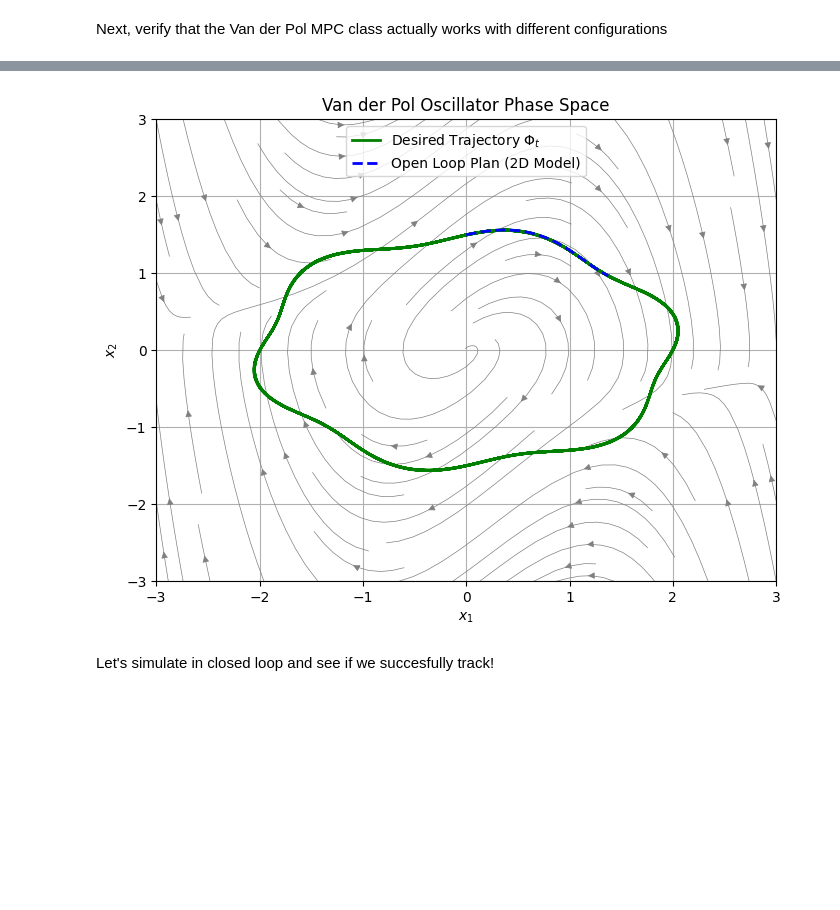
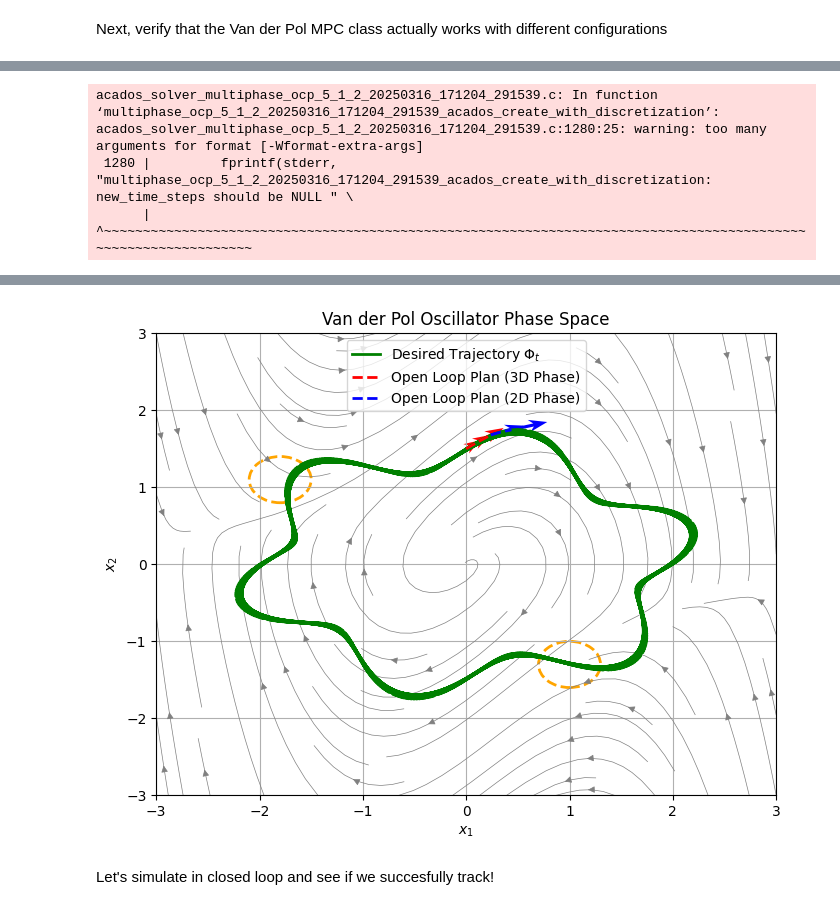
Before and after one commit to l-m-schroth/multi_fidelity_MPC_slow_fast, a Jupyter notebook: Van_der_pol_toy_problem.ipynb, the cells around one changed output, grey strips where cells are left out. Drawn from its saved outputs; the diff is of its cells as text; code cells hidden in the pictures; blank space fills up the shorter version.

```diff
--- a/Van_der_pol_toy_problem.ipynb
+++ b/Van_der_pol_toy_problem.ipynb
@@ -6,8 +6,8 @@ import matplotlib.pyplot as plt
 
 # Define system parameters
 mu = 1.0
-epsilon_1, epsilon_2, epsilon_3, epsilon_4 = 10, 0.3, 5, 0.01
-d1, d2, d3 = 0.8, 0.8, 40
+epsilon_1, epsilon_2, epsilon_3, epsilon_4 = 10, 0.3, 5, 0.005
+d1, d2, d3 = 0.4, 0.4, 40
 
 # Define periodic control input u
 def control_input(t, scale=0.3):
@@ -45,7 +45,7 @@ X0 = [1.0, 0.0, 0.0]
 t_span = (0, 50)  # Time range
 
 # Different step sizes for integration
-step_size = 0.02  # Decreasing step sizes, RUKU fails for 0.03
+step_size = 0.01  # Decreasing step sizes, RUKU fails for 0.03
 
 plt.figure(figsize=(8, 6))
 
@@ -141,11 +141,11 @@ Create and visualize a simple trajectory that we want to track
 from plotting_utils import plot_phase_space
 
 def Phi_t(t):
-    omega_1 = 1  # Base ellipse frequency
+    omega_1 = 2  # Base ellipse frequency
     alpha_1 = 2  # Major axis length
     alpha_2 = 1.5  # Minor axis length
 
-    beta = 0.1  # Oscillation magnitude
+    beta = 0.3  # Oscillation magnitude
     nu = 6 * omega_1  # Frequency of normal oscillation
 
     # Base ellipse
@@ -182,19 +182,29 @@ from Van_der_pol_MPC import VanDerPolMPC, VanDerPolMPCOptions
 
 mpc_opts = VanDerPolMPCOptions(
     # dynamics
-    mu = mu,
-    epsilon_1 = epsilon_1,
-    epsilon_2 = epsilon_2,
-    epsilon_3 = epsilon_3,
-    epsilon_4 = epsilon_4,
-    d1 = d1,
-    d2 = d2,
-    d3 = d3,
+    mu=mu,
+    epsilon_1=epsilon_1,
+    epsilon_2=epsilon_2,
+    epsilon_3=epsilon_3,
+    epsilon_4=epsilon_4,
+    d1=d1,
+    d2=d2,
+    d3=d3,
 
-    # mpc options
-    N = 40,
-    step_size_list = [0.02]* 40,
-    switch_stage = 0
+    # MPC options
+    N=7,
+    step_size_list=[0.01] * 5 + [0.025] * 2,
+    switch_stage=5,
+
+    # Define two ellipses to avoid
+    ellipse_centers=np.array([
+        [-1.8, 1.1],  # Center of first ellipse
+        [1.0, -1.3]   # Center of second ellipse
+    ]),
+    ellipse_half_axes=np.array([
+        [0.3, 0.3],   # Half-axis lengths (a, b) for first ellipse
+        [0.3, 0.3]    # Half-axis lengths (a, b) for second ellipse
+    ])
 )
 mpc = VanDerPolMPC(mpc_opts, Phi_t)
 
@@ -234,0 +245,4 @@ Generated mpc succesfully
+acados_solver_multiphase_ocp_5_1_2_20250316_171204_291539.c: In function ‘multiphase_ocp_5_1_2_20250316_171204_291539_acados_create_with_discretization’:
+acados_solver_multiphase_ocp_5_1_2_20250316_171204_291539.c:1280:25: warning: too many arguments for format [-Wformat-extra-args]
+ 1280 |         fprintf(stderr, "multiphase_ocp_5_1_2_20250316_171204_291539_acados_create_with_discretization: new_time_steps should be NULL " \
+      |                         ^~~~~~~~~~~~~~~~~~~~~~~~~~~~~~~~~~~~~~~~~~~~~~~~~~~~~~~~~~~~~~~~~~~~~~~~~~~~~~~~~~~~~~~~~~~~~~~~~~~~~~~~~~~~~~~
@@ -235,4 +267,4 @@ Generated mpc succesfully
-[figure, old version]
+[figure, new version]
 # %% [markdown]
 Let's simulate in closed loop and see if we succesfully track!
 # %%
```
Also changed, not shown: parts of 5 cells of this notebook, 18 other files.
